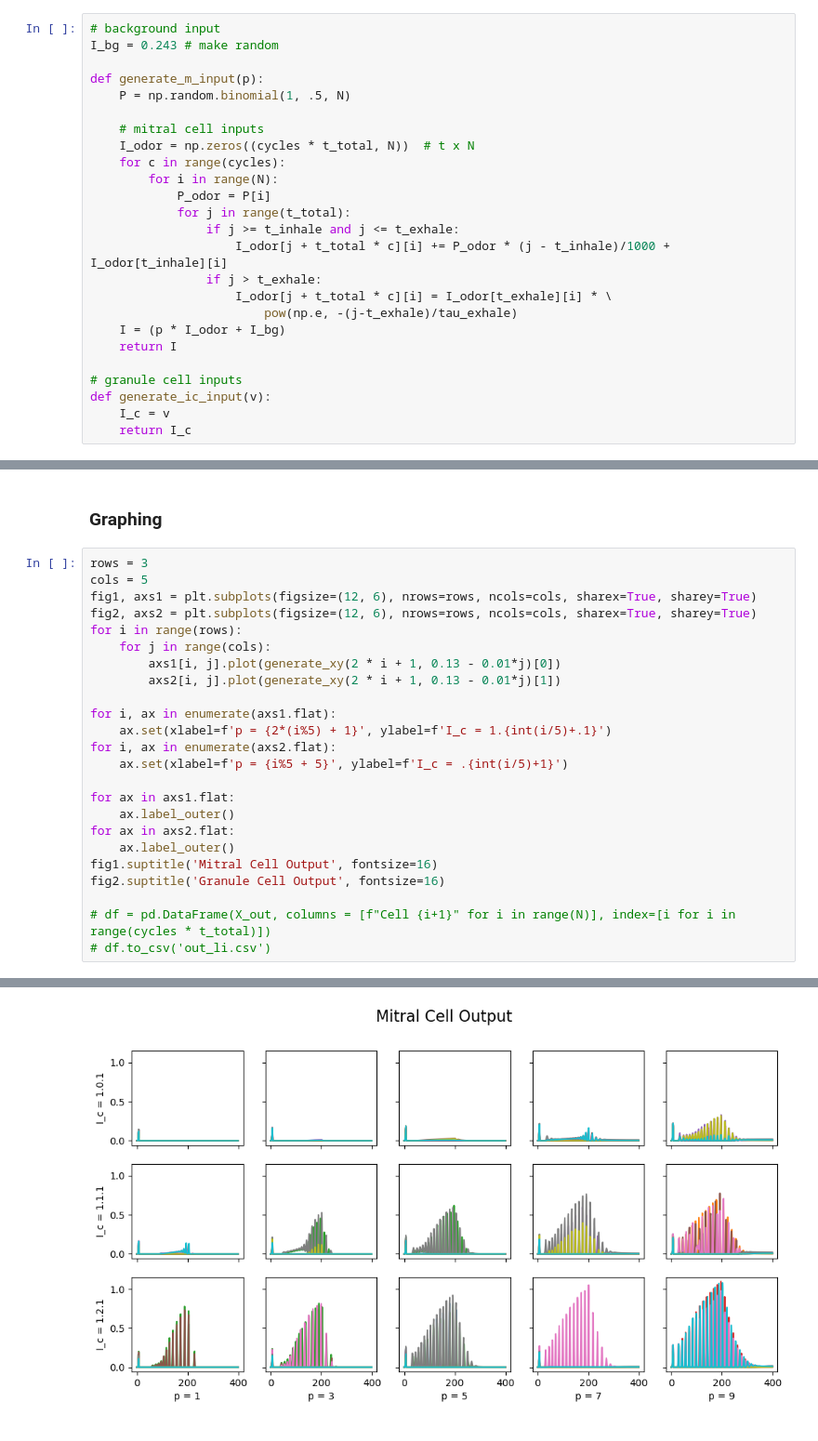
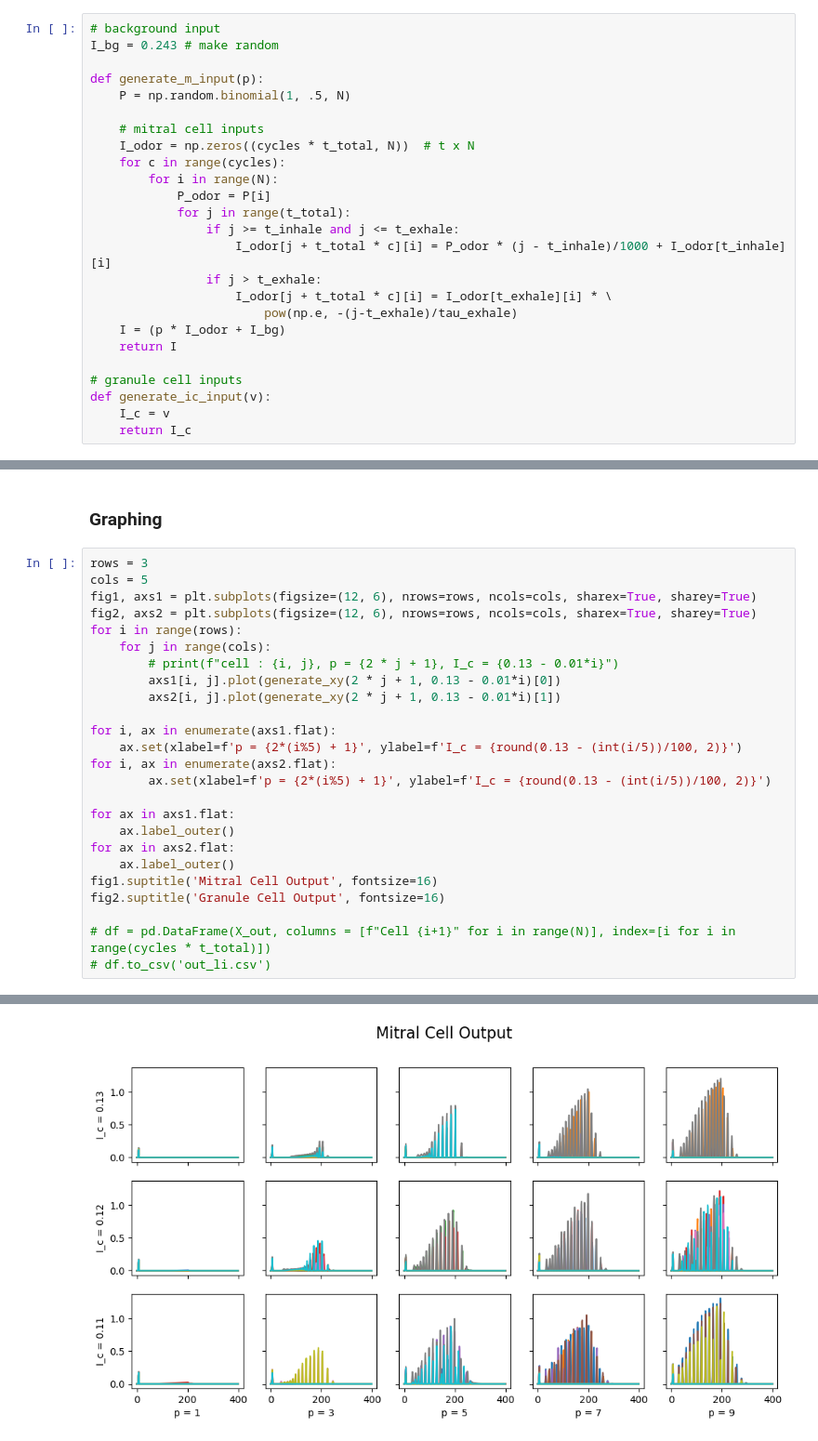
Before and after one commit to jhsieh731/23_research, a Jupyter notebook: 1989_Li.ipynb, the cells around one changed output, grey strips where cells are left out. Shown at 93% size. Cells and saved outputs as stored; diff of their text form.

```diff
--- a/1989_Li.ipynb
+++ b/1989_Li.ipynb
@@ -34,7 +34,7 @@ def generate_m_input(p):
             P_odor = P[i]
             for j in range(t_total):
                 if j >= t_inhale and j <= t_exhale:
-                    I_odor[j + t_total * c][i] += P_odor * (j - t_inhale)/1000 + I_odor[t_inhale][i]
+                    I_odor[j + t_total * c][i] = P_odor * (j - t_inhale)/1000 + I_odor[t_inhale][i]
                 if j > t_exhale:
                     I_odor[j + t_total * c][i] = I_odor[t_exhale][i] * \
                         pow(np.e, -(j-t_exhale)/tau_exhale)
@@ -148,13 +148,14 @@ fig1, axs1 = plt.subplots(figsize=(12, 6), nrows=rows, ncols=cols, sharex=True,
 fig2, axs2 = plt.subplots(figsize=(12, 6), nrows=rows, ncols=cols, sharex=True, sharey=True)
 for i in range(rows):
     for j in range(cols):
-        axs1[i, j].plot(generate_xy(2 * i + 1, 0.13 - 0.01*j)[0])
-        axs2[i, j].plot(generate_xy(2 * i + 1, 0.13 - 0.01*j)[1])
+        # print(f"cell : {i, j}, p = {2 * j + 1}, I_c = {0.13 - 0.01*i}")
+        axs1[i, j].plot(generate_xy(2 * j + 1, 0.13 - 0.01*i)[0])
+        axs2[i, j].plot(generate_xy(2 * j + 1, 0.13 - 0.01*i)[1])
 
 for i, ax in enumerate(axs1.flat):
-    ax.set(xlabel=f'p = {2*(i%5) + 1}', ylabel=f'I_c = 1.{int(i/5)+.1}')
+    ax.set(xlabel=f'p = {2*(i%5) + 1}', ylabel=f'I_c = {round(0.13 - (int(i/5))/100, 2)}')
 for i, ax in enumerate(axs2.flat):
-    ax.set(xlabel=f'p = {i%5 + 5}', ylabel=f'I_c = .{int(i/5)+1}')
+        ax.set(xlabel=f'p = {2*(i%5) + 1}', ylabel=f'I_c = {round(0.13 - (int(i/5))/100, 2)}')
 
 for ax in axs1.flat:
     ax.label_outer()
@@ -170 +186 @@ Text(0.5, 0.98, 'Granule Cell Output')
-[figure, old version]
+[figure, new version]
```
Also changed, not shown: parts of 3 cells of this notebook.
